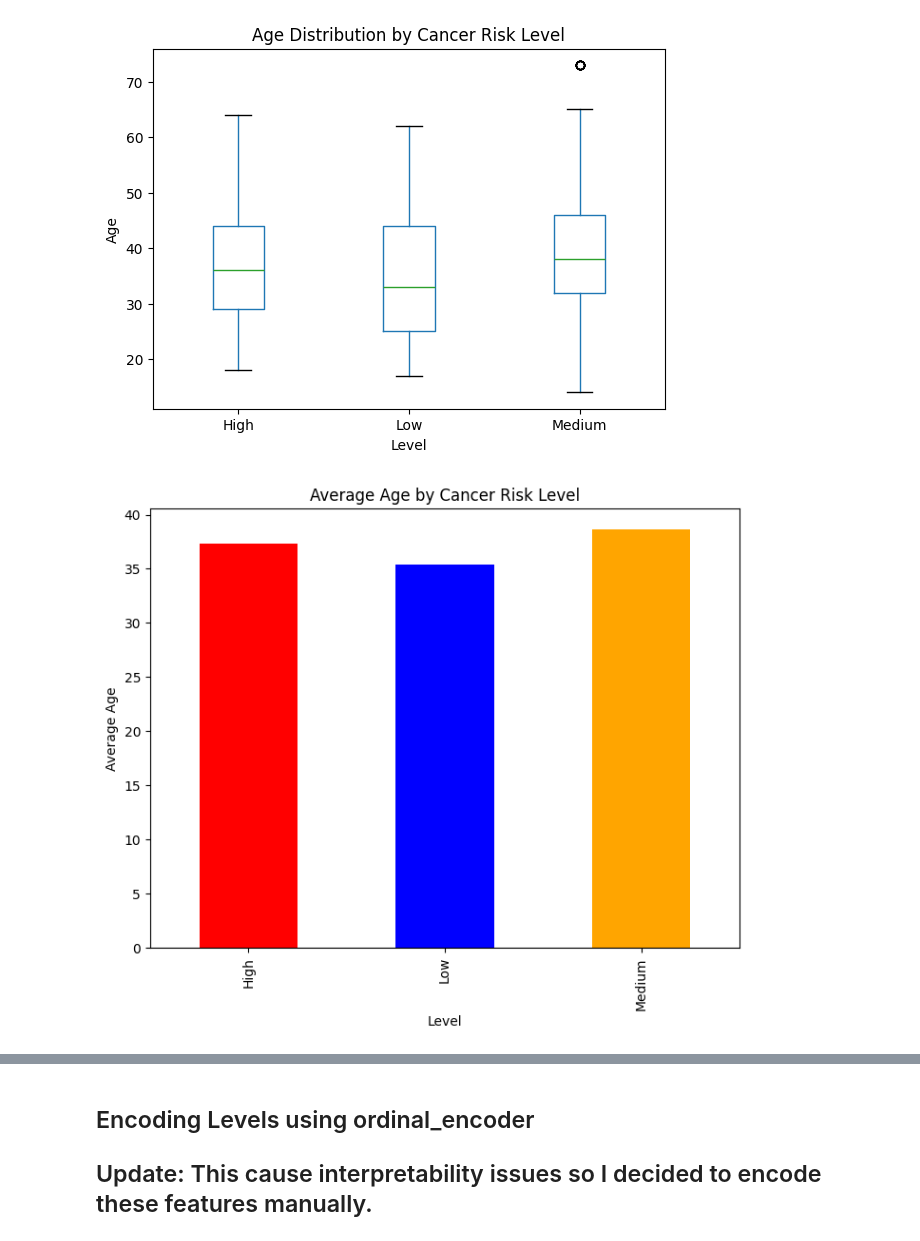
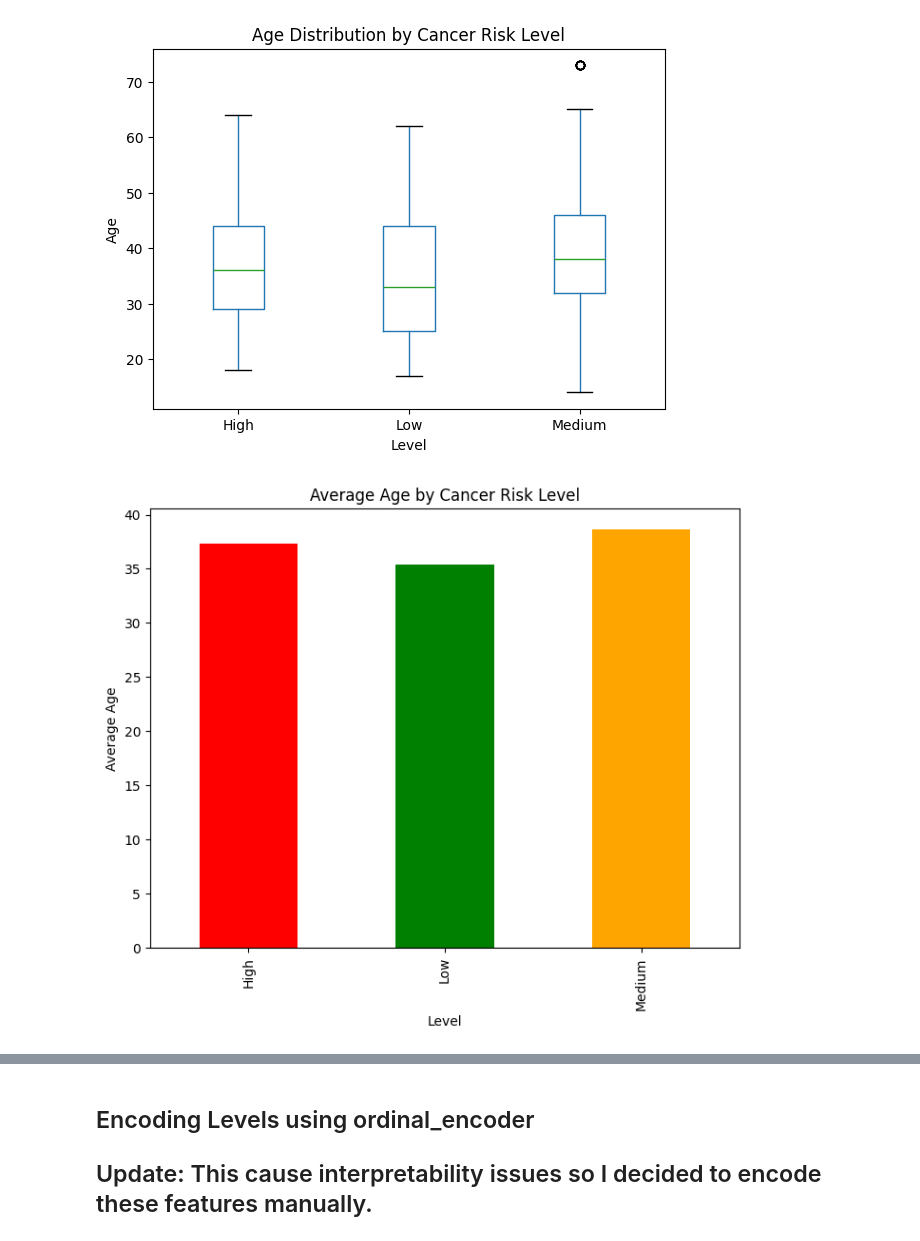
Before and after one commit to Xninety-nine/Springboard, a Jupyter notebook: LungCancer_Risk.ipynb, the cells around one changed output, grey strips where cells are left out. Cells and saved outputs as stored; diff of their text form; code cells hidden in the pictures.

```diff
--- a/LungCancer_Risk.ipynb
+++ b/LungCancer_Risk.ipynb
@@ -336,15 +409,15 @@ plt.show()
 [figure]
 # %%
 # Bar plot for average age in each level
-avg_age = df.groupby('Level')['Age'].mean()
+risk_avg_age = df.groupby('Level')['Age'].mean()
 
 plt.figure(figsize=(8, 6))
-avg_age.plot(kind='bar', color = ['red','blue','orange'])
+risk_avg_age.plot(kind='bar', color = ['red','green','orange'])
 
 # Adding labels and title
 plt.title('Average Age by Cancer Risk Level')
 plt.xlabel('Level')
 plt.ylabel('Average Age')
 plt.show()
 # %% [output]
-[figure, old version]
+[figure, new version]
```
Also changed, not shown: parts of 65 cells of this notebook, 1 other file.
